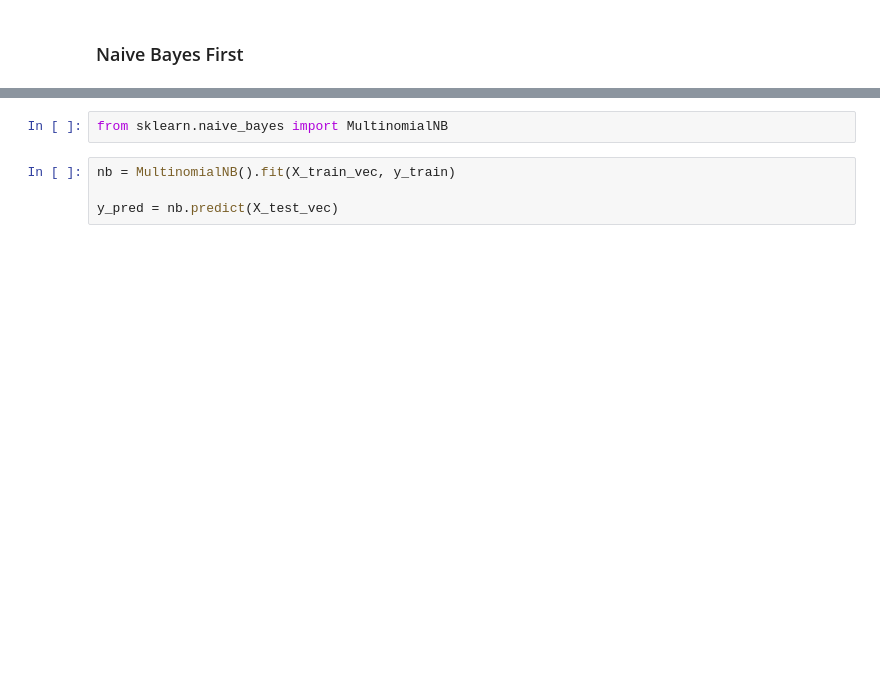
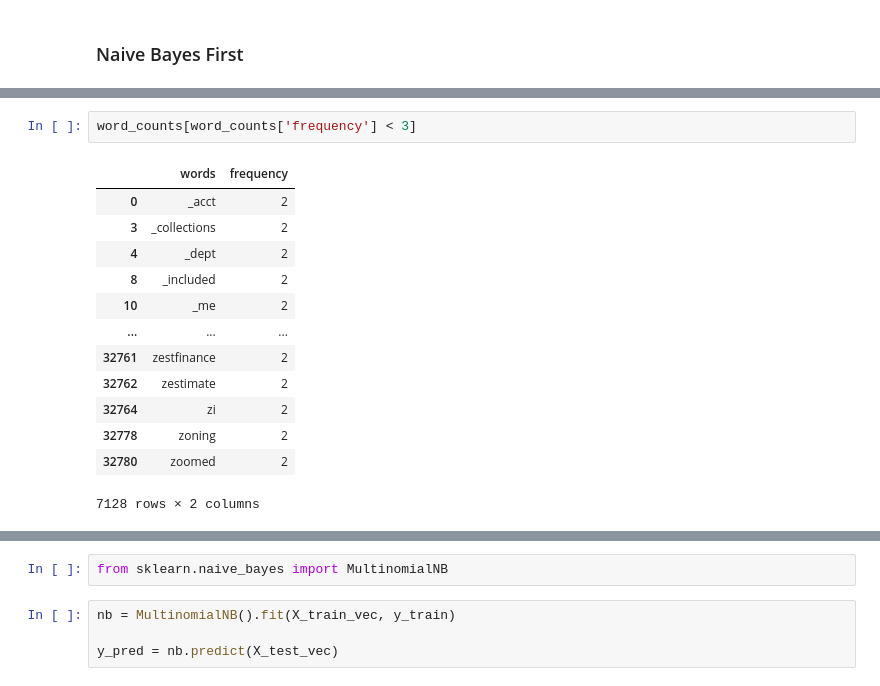
Before and after one commit to tomoumer/cfpb_text_classification-gambinos, a Jupyter notebook: notebooks/data_exploration.ipynb, the cells around one changed output, grey strips where cells are left out. Cells and saved outputs as stored; diff of their text form; blank space fills up the shorter version.

```diff
--- a/notebooks/data_exploration.ipynb
+++ b/notebooks/data_exploration.ipynb
@@ -150,3 +160,19 @@ word_counts.head()
+# %%
+word_counts[word_counts['frequency'] < 3]
+# %% [output]
+|  | words | frequency |
+| 0 | _acct | 2 |
+| 3 | _collections | 2 |
+| 4 | _dept | 2 |
+| 8 | _included | 2 |
+| 10 | _me | 2 |
+| ... | ... | ... |
+| 32761 | zestfinance | 2 |
+| 32762 | zestimate | 2 |
+| 32764 | zi | 2 |
+| 32778 | zoning | 2 |
+| 32780 | zoomed | 2 |
+7128 rows × 2 columns
 # %%
 word_counts.sort_values('frequency', ascending=False).head(25)
 # %% [output]
```
Also changed, not shown: parts of 22 cells of this notebook.
